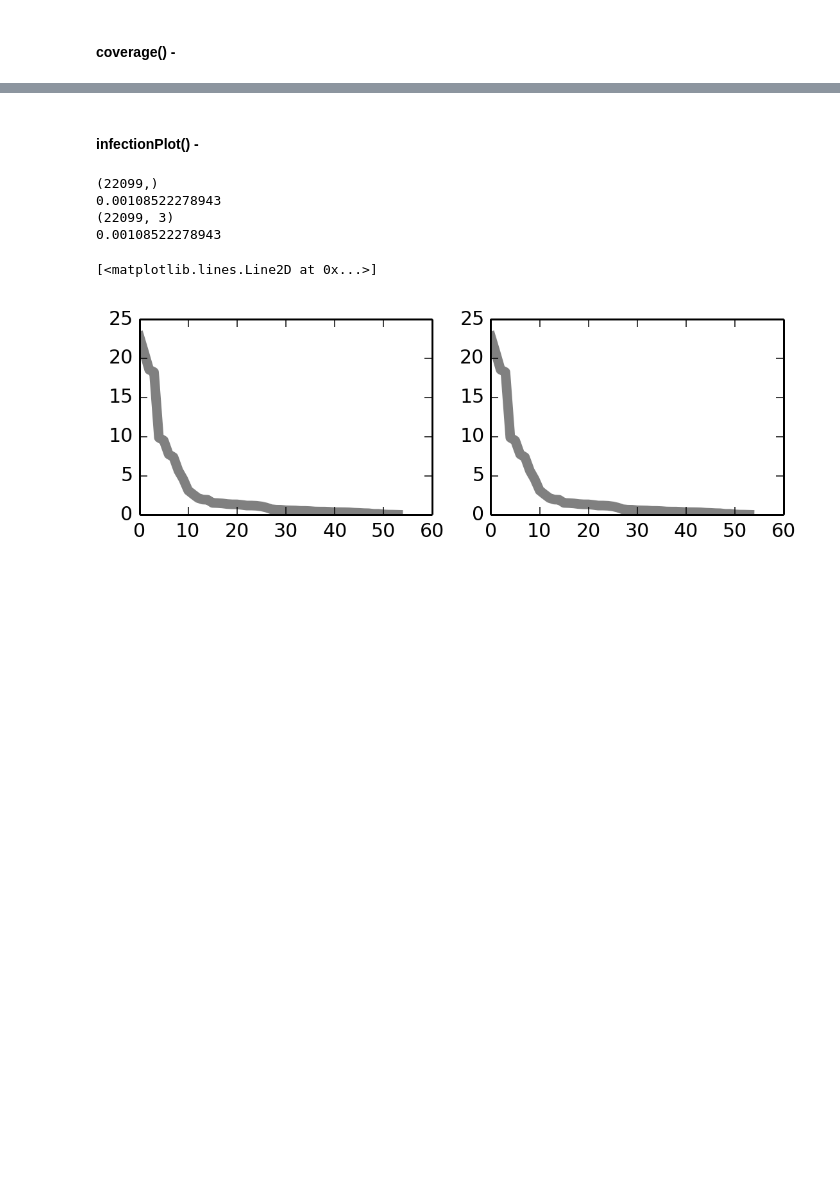
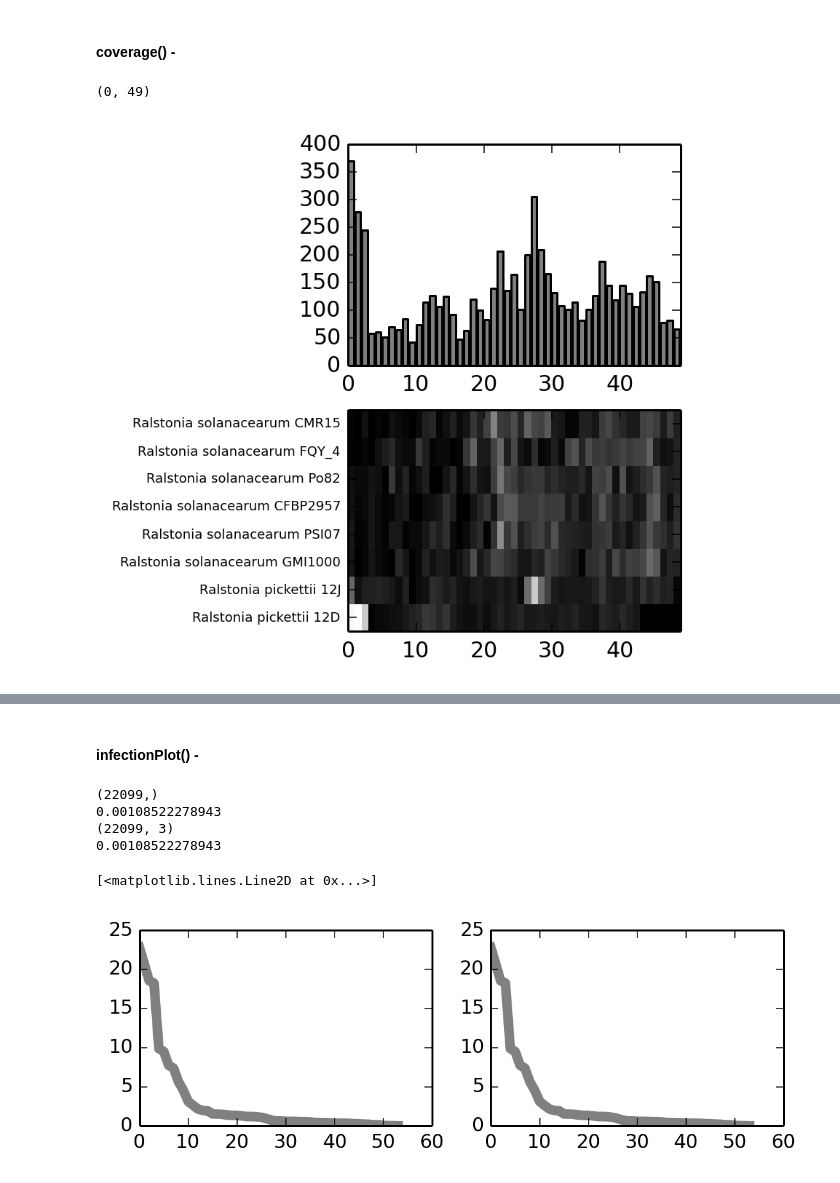
Before and after one commit to lmart999/CS229, a Jupyter notebook: ie_sql.ipynb, the cells around one changed output, grey strips where cells are left out. Drawn from its saved outputs; the diff is of its cells as text; code cells hidden in the pictures; blank space fills up the shorter version.

```diff
--- a/ie_sql.ipynb
+++ b/ie_sql.ipynb
@@ -554,3 +625,82 @@ t_query=','.join(t)
+# %%
+patient='L1'
+taxID='48736' # 1743, 48736
+
+# All taxIDs identified under the parent taxID
+tax_table_taxID=sql.read_sql("select tax_id,tax_name,%s "
+                        "from Tax_Table "
+                        "WHERE Tax_Table.%s = '%s' "%(level,level,taxID), conn, coerce_float=True)
+
+tmp=tax_table[tax_table[level]==int(taxID)] # Text in SQL, but float / int in Pandas.
+tree=list(tmp.index)
+t=[str(t) for t in tree]
+t_query=','.join(t)
+
+# BLAST hits in patient that match any child taxIDs
+blast_table_sql=sql.read_sql("select * "
+                 "from Blast_Table "
+                 "WHERE (Blast_Table.Patient_ID = '%s' AND Blast_Table.TaxID in (%s)) " %(patient,t_query), conn, coerce_float=True)
+
+# Lengths per GI
+gi_dict=sql.read_sql("select * from GI_lenth_table ", conn, coerce_float=True)
+gi_dict.set_index('gi',inplace=True)
+
+# TaxIDs present with corresponding GIs
+tax_gi=blast_table_sql[['GI','TaxID']]
+tax_to_gi=tax_gi.groupby('TaxID').GI.apply(lambda x:list(set(x)))
+
+# BLAST hits table to slice from
+blast_table_sql=blast_table_sql.set_index(['GI','TaxID'])
+
+# Store read start across GIs under each taxID
+taxID_store={}
+size_all_gis={}
+for tax_id_toquery in tax_to_gi.index:
+    # GIs under the taxID
+    gis_to_query=list(tax_to_gi.loc[tax_id_toquery])
+    gi_sizes=gi_dict.loc[gis_to_query]
+    gi_sizes.sort('length',inplace=True,ascending=True)
+    # Stor GI
+    stor=np.array([])
+    for i,gi in enumerate(gi_sizes.index):
+        pulled=blast_table_sql.loc[gi].loc[tax_id_toquery] # Blast data for GI
+        if i == 0:
+            gis_to_process=np.array(pulled['sStart']) # Record start position for reads hitting first GI
+        else:
+            gis_to_process=np.array(pulled['sStart'])+gi_sizes.loc[gi_sizes.index[i-1],'length']  # Add prior GI size to recorded start
+        stor=np.append(stor,gis_to_process)
+    taxID_store[tax_id_toquery]=stor
+    size_all_gis[tax_id_toquery]=gi_sizes.sum(axis=0)[0]
+
+# For each taxID, compute histogram of reads across GIs.
+nbins=50
+binNames=["Bin: %s"%i for i in list(range(nbins)) if i>0]
+df=pd.DataFrame(columns=binNames)
+for k in taxID_store.keys():
+    bins=np.linspace(1,np.max(taxID_store[k]),nbins)
+    bins=np.linspace(1,size_all_gis[k],nbins)
+    hist_vals=np.histogram(taxID_store[k],bins=bins)
+    df.loc[k]=hist_vals[0]
+sums=df.sum(axis=1)
+sums.sort(ascending=False)
+df=df.loc[sums.index]
+
+plt.subplot(2,2,1)
+df_vec=df.sum(axis=0)
+ind=np.arange(df_vec.shape[0])
+plt.bar(ind,df_vec,color='grey')
+plt.xlim([0,nbins-1])
+
+plt.subplot(2,2,3)
+df_norm=df.div(df.sum(axis=1),axis=0)
+ind=np.arange(df_norm.shape[0])+0.5
+labels=[getName(taxID) for taxID in df_norm.index]
+plt.pcolormesh(np.array(df_norm),cmap='gray')
+locs,lab=plt.yticks(ind,labels,fontsize=6)
+plt.xlim([0,nbins-1])
+# %% [output]
+(0, 49)
+[figure, added]
 # %%
 # BLAST hits in patient that match any child taxIDs
 blast_table_sql=sql.read_sql("select * "
```
Also changed, not shown: parts of 20 cells of this notebook.
